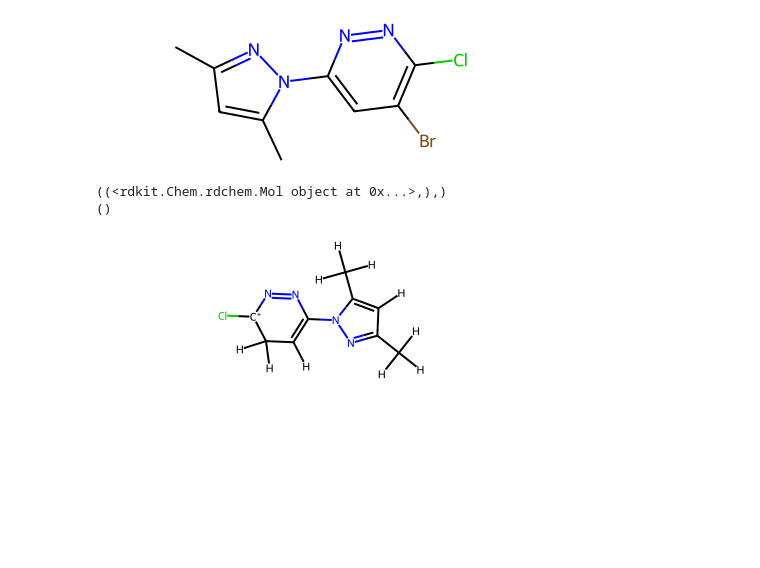
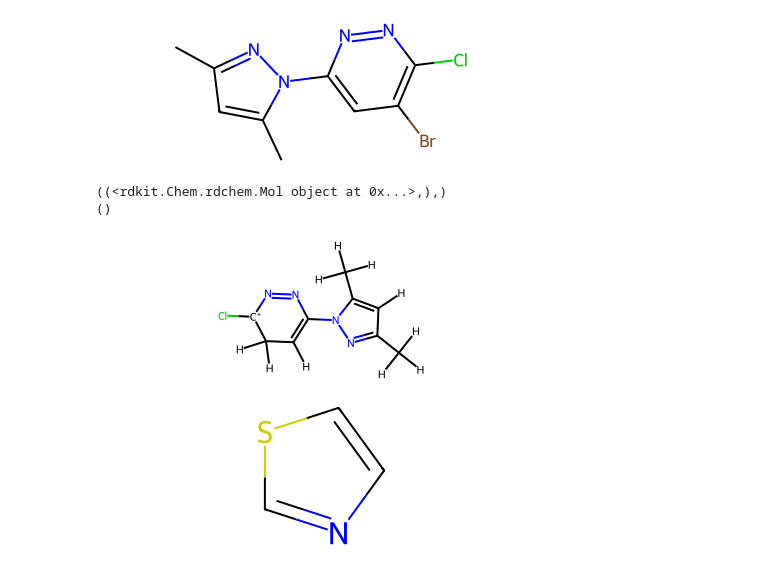
Before and after one commit to rhjvanworkum/virtual_reactions, a Jupyter notebook: Untitled.ipynb, the cells around one changed output. Saved outputs shown, nothing was run; the diff lists cells and outputs as text; code cells hidden in the pictures; blank space fills up the shorter version.

```diff
--- a/Untitled.ipynb
+++ b/Untitled.ipynb
@@ -175,3 +175,12 @@ product
 ((<rdkit.Chem.rdchem.Mol object at 0x...>,),)
 ()
 [figure]
+# %%
+import rdkit
+from rdkit import Chem
+
+mol = Chem.MolFromSmiles('c1cScn1')
+Chem.SanitizeMol(mol)
+mol
+# %% [output]
+[figure, added]
```
Also changed, not shown: parts of 2 cells of this notebook, 18 other files.
